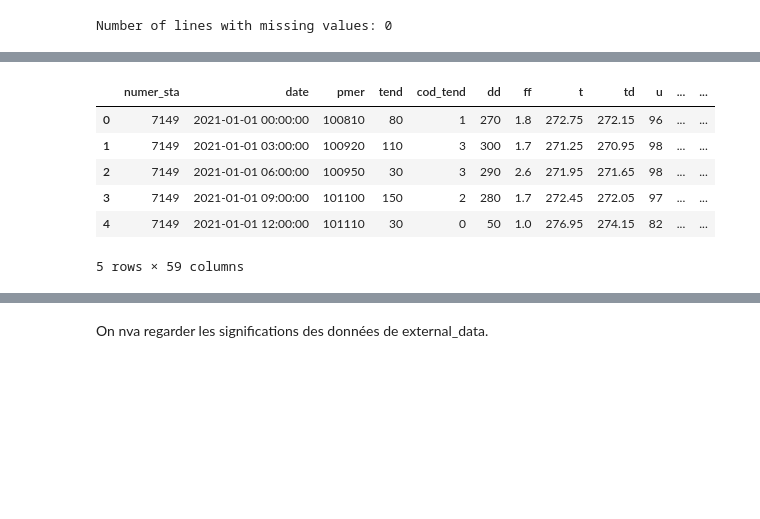
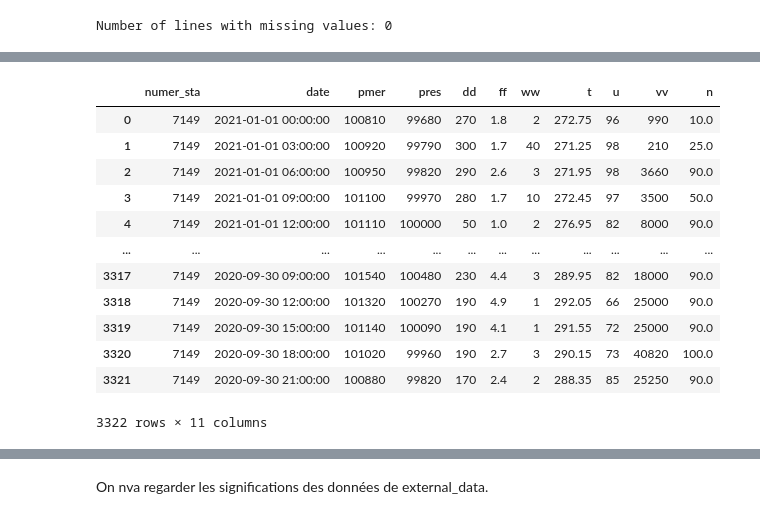
Before and after one commit to Vincent-Maladiere/bike_counters, a Jupyter notebook: Untitled-1.ipynb, the cells around one changed output, grey strips where cells are left out. Saved outputs shown, nothing was run; the diff lists cells and outputs as text; code cells hidden in the pictures; blank space fills up the shorter version.

```diff
--- a/Untitled-1.ipynb
+++ b/Untitled-1.ipynb
@@ -123,16 +121,22 @@ memory usage: 34.6 MB
 # %%
 weather_data = pd.read_csv(Path("data") / "external_data.csv")
 weather_data = weather_data.filter(items=['numer_sta', 'date', 'pmer', 'pres', 'dd', 'ff', 'ww', 't', 'u', 'vv', 'n'])
 weather_data.head()
-weather_data.info()
+weather_data
 # %% [output]
-|  | numer_sta | date | pmer | tend | cod_tend | dd | ff | t | td | u | ... | ... |
-| 0 | 7149 | 2021-01-01 00:00:00 | 100810 | 80 | 1 | 270 | 1.8 | 272.75 | 272.15 | 96 | ... | ... |
-| 1 | 7149 | 2021-01-01 03:00:00 | 100920 | 110 | 3 | 300 | 1.7 | 271.25 | 270.95 | 98 | ... | ... |
-| 2 | 7149 | 2021-01-01 06:00:00 | 100950 | 30 | 3 | 290 | 2.6 | 271.95 | 271.65 | 98 | ... | ... |
-| 3 | 7149 | 2021-01-01 09:00:00 | 101100 | 150 | 2 | 280 | 1.7 | 272.45 | 272.05 | 97 | ... | ... |
-| 4 | 7149 | 2021-01-01 12:00:00 | 101110 | 30 | 0 | 50 | 1.0 | 276.95 | 274.15 | 82 | ... | ... |
+|  | numer_sta | date | pmer | pres | dd | ff | ww | t | u | vv | n |
+| 0 | 7149 | 2021-01-01 00:00:00 | 100810 | 99680 | 270 | 1.8 | 2 | 272.75 | 96 | 990 | 10.0 |
+| 1 | 7149 | 2021-01-01 03:00:00 | 100920 | 99790 | 300 | 1.7 | 40 | 271.25 | 98 | 210 | 25.0 |
+| 2 | 7149 | 2021-01-01 06:00:00 | 100950 | 99820 | 290 | 2.6 | 3 | 271.95 | 98 | 3660 | 90.0 |
+| 3 | 7149 | 2021-01-01 09:00:00 | 101100 | 99970 | 280 | 1.7 | 10 | 272.45 | 97 | 3500 | 50.0 |
+| 4 | 7149 | 2021-01-01 12:00:00 | 101110 | 100000 | 50 | 1.0 | 2 | 276.95 | 82 | 8000 | 90.0 |
+| ... | ... | ... | ... | ... | ... | ... | ... | ... | ... | ... | ... |
+| 3317 | 7149 | 2020-09-30 09:00:00 | 101540 | 100480 | 230 | 4.4 | 3 | 289.95 | 82 | 18000 | 90.0 |
+| 3318 | 7149 | 2020-09-30 12:00:00 | 101320 | 100270 | 190 | 4.9 | 1 | 292.05 | 66 | 25000 | 90.0 |
+| 3319 | 7149 | 2020-09-30 15:00:00 | 101140 | 100090 | 190 | 4.1 | 1 | 291.55 | 72 | 25000 | 90.0 |
+| 3320 | 7149 | 2020-09-30 18:00:00 | 101020 | 99960 | 190 | 2.7 | 3 | 290.15 | 73 | 40820 | 100.0 |
+| 3321 | 7149 | 2020-09-30 21:00:00 | 100880 | 99820 | 170 | 2.4 | 2 | 288.35 | 85 | 25250 | 90.0 |
-5 rows × 59 columns
+3322 rows × 11 columns
 # %%
 numerical_columns = ['year', 'month', 'weekday', 'hour', 'IsHolidays', 'IsWeekend']
 categorical_columns = ['counter_id', 'site_id']
```
Also changed, not shown: parts of 6 cells of this notebook, 1 other file.
